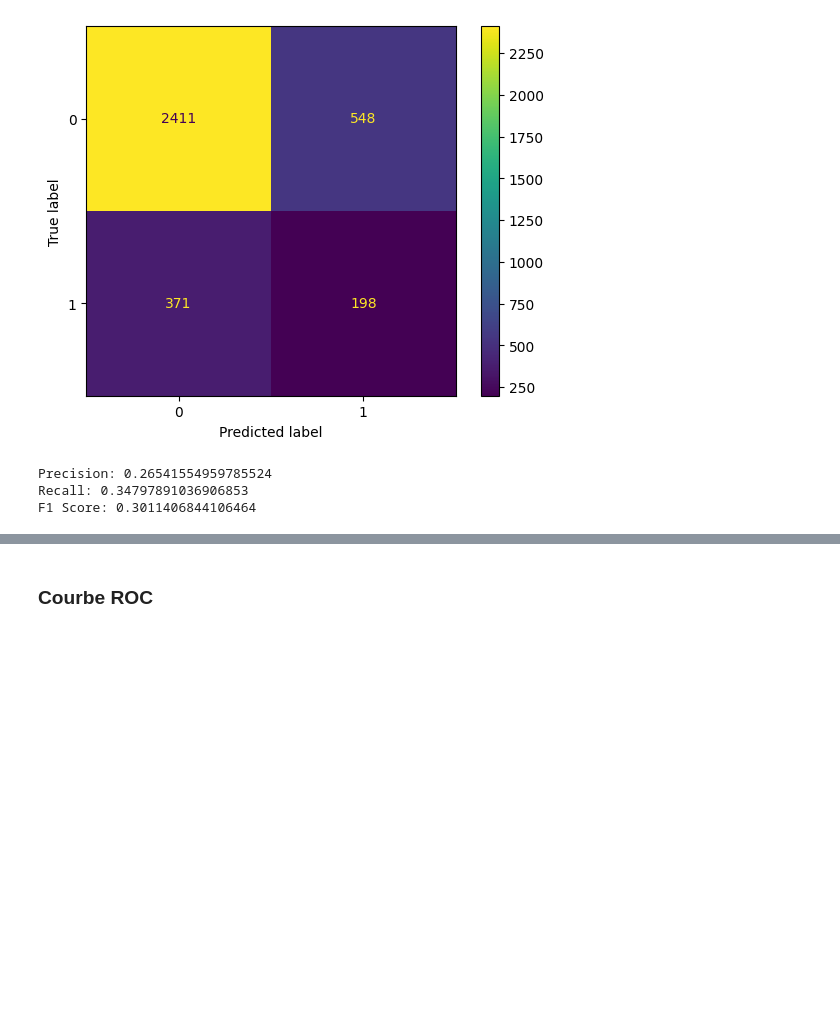
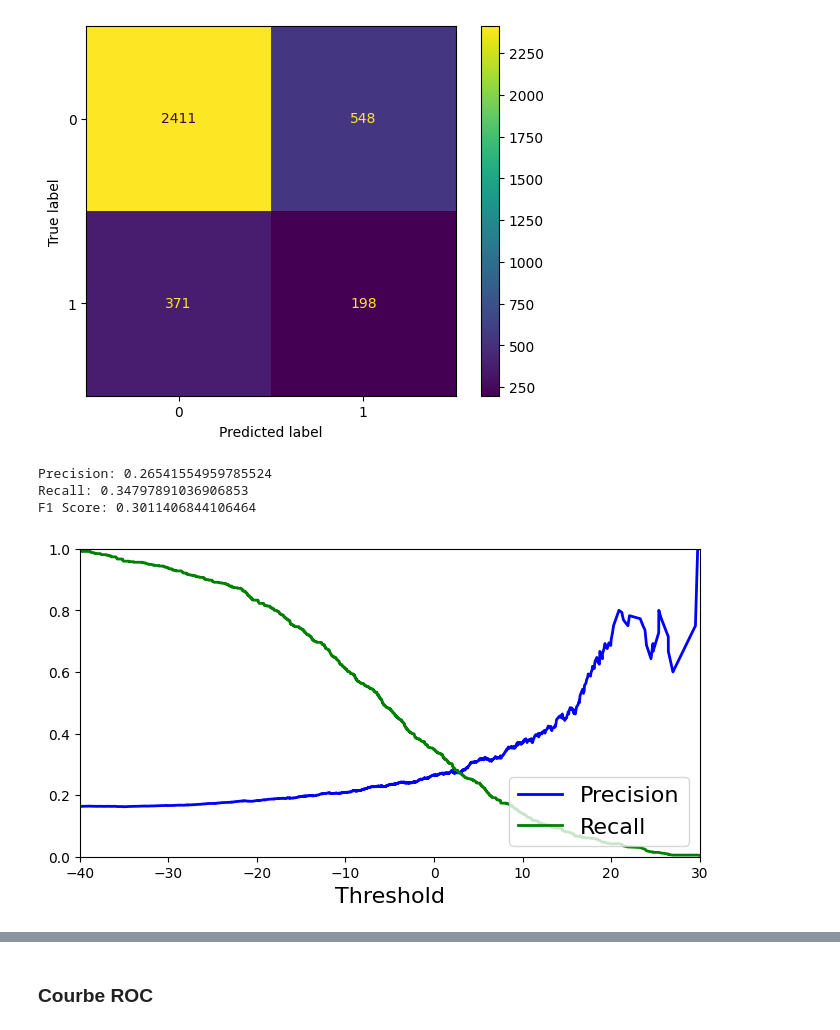
Before and after one commit to Aldresus/projetIA, a Jupyter notebook: les graphes et import.ipynb, the cells around one changed output, grey strips where cells are left out. Cells and saved outputs as stored; diff of their text form; code cells hidden in the pictures; blank space fills up the shorter version.

```diff
--- a/projet_curve_Laureline.ipynb
+++ b/les graphes et import.ipynb
@@ -586,3 +613,14 @@ print(f'F1 Score: {perceptron_f1}')
 Precision: 0.26541554959785524
 Recall: 0.34797891036906853
 F1 Score: 0.3011406844106464
+# %%
+y_scores_perceptron = cross_val_predict(perceptron_clf, X_train_prepared, y_train_1, cv=10, method="decision_function")
+
+precisions_p, recalls_p, thresholds_p = precision_recall_curve(y_train_1, y_scores_perceptron)
+# %%
+plt.figure(figsize=(8, 4))
+plot_precision_recall_vs_threshold(precisions_p, recalls_p, thresholds_p)
+plt.xlim([-40, 30])
+plt.show()
+# %% [output]
+[figure, added]
```
Also changed, not shown: parts of 35 cells of this notebook.
